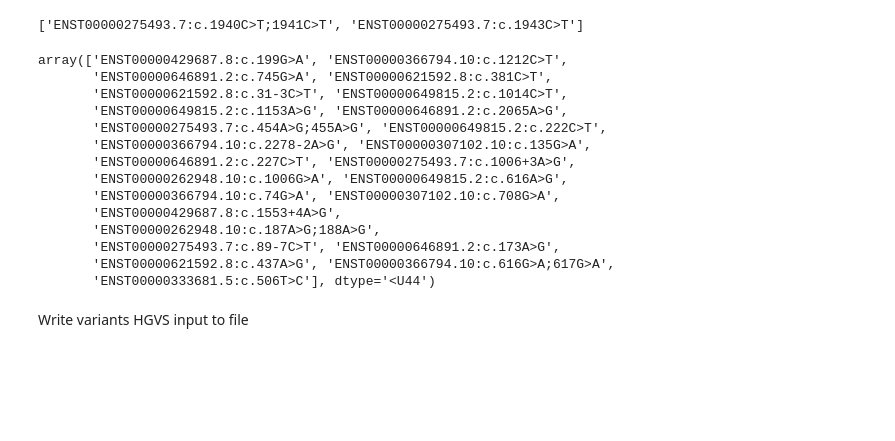
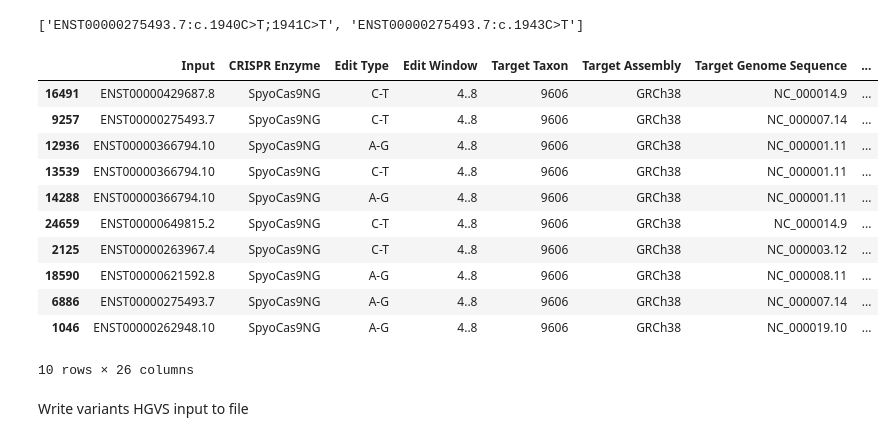
Before and after one commit to QuantitativeBiology/BECancerResistome, a Jupyter notebook: BECancerResistome/Beagle2VEP.ipynb, the cells around one changed output. Cells and saved outputs as stored; diff of their text form; code cells hidden in the pictures; blank space fills up the shorter version.

```diff
--- a/BECancerResistome/Beagle2VEP.ipynb
+++ b/BECancerResistome/Beagle2VEP.ipynb
@@ -66,49 +45,31 @@ Use the Beagle columns [input, Nucleotide Edits] and format as HGVS identifiers
 - `ENST00000471631.1:c.28_33delTCGCGG`
 - `ENST00000285667.3:c.1047_1048insC`
 - `5:g.140532G>C`
-# %%
-def beagle2vep(r: pd.Series) -> list[str]:
-    """
-    Create a list of ENSEMBL VEP HGVS notations from a row of the Beagle output.
-
-    Args:
-    r: pd.Series: A row of the Beagle output. Must contain the columns "Nucleotide Edits" and "Target Transcript ID".
-
-    Returns:
-    list[str]: A list of ENSEMBL VEP HGVS notations.
-
-    """
-
-    r_edits = r["Nucleotide Edits"].split(", ")
-
-    return [f"{r['Target Transcript ID']}:c.{v}" for v in r_edits]
 # %%
 beagle2vep(variants.loc[7343])
 # %% [output]
 ['ENST00000275493.7:c.1940C>T;1941C>T', 'ENST00000275493.7:c.1943C>T']
+# %%
+variants["hgvs"] = [
+    "-" if r["Nucleotide Edits"] is np.nan else beagle2vep(r)
+    for _, r in variants.iterrows()
+]
+variants.sample(10)
+# %% [output]
+|  | Input | CRISPR Enzyme | Edit Type | Edit Window | Target Taxon | Target Assembly | Target Genome Sequence | ... |
+| 16491 | ENST00000429687.8 | SpyoCas9NG | C-T | 4..8 | 9606 | GRCh38 | NC_000014.9 | ... |
+| 9257 | ENST00000275493.7 | SpyoCas9NG | C-T | 4..8 | 9606 | GRCh38 | NC_000007.14 | ... |
+| 12936 | ENST00000366794.10 | SpyoCas9NG | A-G | 4..8 | 9606 | GRCh38 | NC_000001.11 | ... |
+| 13539 | ENST00000366794.10 | SpyoCas9NG | C-T | 4..8 | 9606 | GRCh38 | NC_000001.11 | ... |
+| 14288 | ENST00000366794.10 | SpyoCas9NG | A-G | 4..8 | 9606 | GRCh38 | NC_000001.11 | ... |
+| 24659 | ENST00000649815.2 | SpyoCas9NG | C-T | 4..8 | 9606 | GRCh38 | NC_000014.9 | ... |
+| 2125 | ENST00000263967.4 | SpyoCas9NG | C-T | 4..8 | 9606 | GRCh38 | NC_000003.12 | ... |
+| 18590 | ENST00000621592.8 | SpyoCas9NG | A-G | 4..8 | 9606 | GRCh38 | NC_000008.11 | ... |
+| 6886 | ENST00000275493.7 | SpyoCas9NG | A-G | 4..8 | 9606 | GRCh38 | NC_000007.14 | ... |
+| 1046 | ENST00000262948.10 | SpyoCas9NG | A-G | 4..8 | 9606 | GRCh38 | NC_000019.10 | ... |
+10 rows × 26 columns
 # %%
-variants_hgvs = [
-    v
-    for _, r in variants.iterrows()
-    if r["Nucleotide Edits"] is not np.nan
-    for v in beagle2vep(r)
-]
-np.random.choice(variants_hgvs, 25)
+variants_hgvs = [v for vs in variants["hgvs"] if vs != "-" for v in vs]
-# %% [output]
-array(['ENST00000429687.8:c.199G>A', 'ENST00000366794.10:c.1212C>T',
-       'ENST00000646891.2:c.745G>A', 'ENST00000621592.8:c.381C>T',
-       'ENST00000621592.8:c.31-3C>T', 'ENST00000649815.2:c.1014C>T',
-       'ENST00000649815.2:c.1153A>G', 'ENST00000646891.2:c.2065A>G',
-       'ENST00000275493.7:c.454A>G;455A>G', 'ENST00000649815.2:c.222C>T',
-       'ENST00000366794.10:c.2278-2A>G', 'ENST00000307102.10:c.135G>A',
-       'ENST00000646891.2:c.227C>T', 'ENST00000275493.7:c.1006+3A>G',
-       'ENST00000262948.10:c.1006G>A', 'ENST00000649815.2:c.616A>G',
-       'ENST00000366794.10:c.74G>A', 'ENST00000307102.10:c.708G>A',
-       'ENST00000429687.8:c.1553+4A>G',
-       'ENST00000262948.10:c.187A>G;188A>G',
-       'ENST00000275493.7:c.89-7C>T', 'ENST00000646891.2:c.173A>G',
-       'ENST00000621592.8:c.437A>G', 'ENST00000366794.10:c.616G>A;617G>A',
-       'ENST00000333681.5:c.506T>C'], dtype='<U44')
 # %% [markdown]
 Write variants HGVS input to file
 # %%
```
Also changed, not shown: parts of 12 cells of this notebook, 4 other files.
